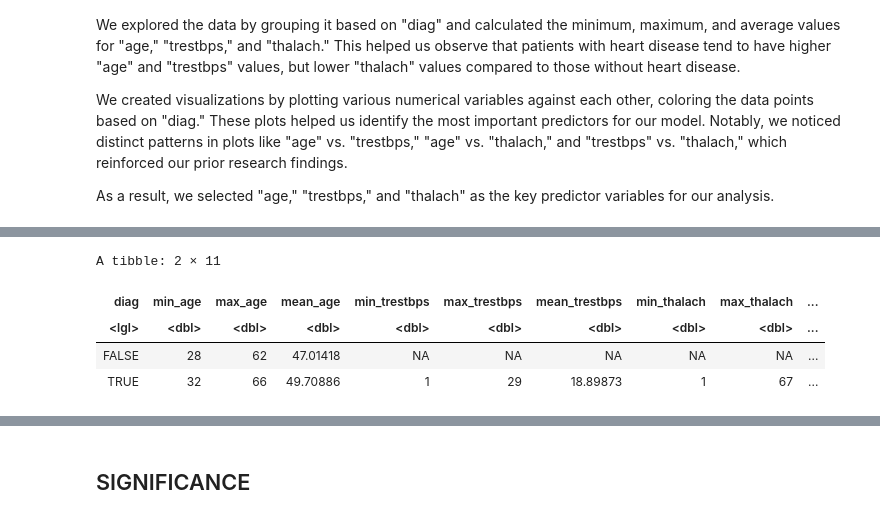
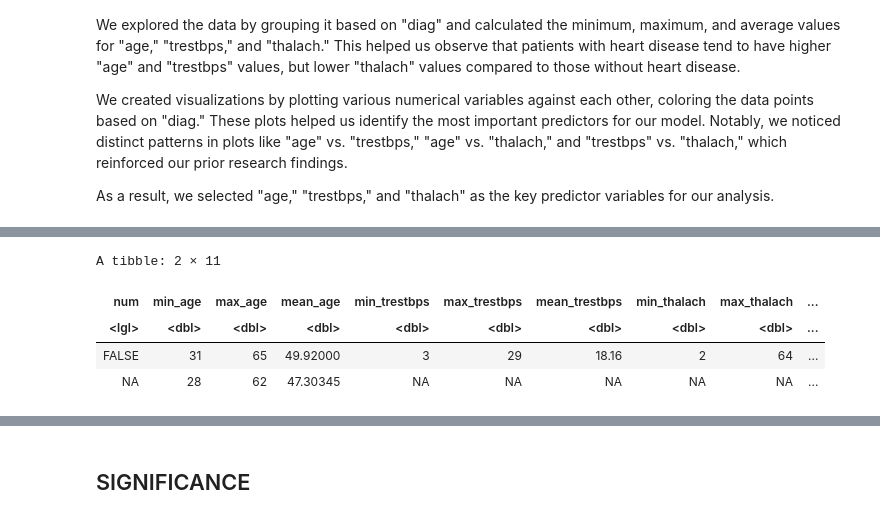
Before and after one commit to Aryan-SeongJae/Data-Science-Project---DSCI-100-HEART-DATABASE-Hungary, a Jupyter notebook: Group Project Proposal.ipynb, the cells around one changed output, grey strips where cells are left out. Cells and saved outputs as stored; diff of their text form; code cells hidden in the pictures.

```diff
--- a/Group Project Proposal.ipynb
+++ b/Group Project Proposal.ipynb
@@ -61,7 +79,8 @@ heart_data[heart_data == "?"] <- NA
 
 heart_clean <- heart_data |>
   mutate(
-    diag = ifelse(is.na(num), NA, (num > 0)),
+num = as.factor(as.integer(num)),
+   num = c(no = "0", yes = "1"),
     trestbps = as.factor(as.integer(trestbps)),
     chol = as.factor(as.integer(chol)),
     fbs = as.factor(as.integer(fbs)),
@@ -76,9 +95,6 @@ heart_clean <- heart_data |>
 heart_split <- initial_split(heart_clean, prop = 0.75, strata = num)
 heart_training <- training(heart_split)
 heart_testing <- testing(heart_split)
-
-# Display the first few rows of the training data
-head(heart_training)
 # %% [output]
 Rows: 294 Columns: 14
 ── Column specification ────────────────────────────────────────────────────────
@@ -100,27 +111,27 @@ A tibble: 6 × 15
 # %%
 #creating the summary
 
 heart_summary <- heart_training |>
-  group_by(diag) |>
+  group_by(num) |>
   summarize(
     min_age = min(age),
     max_age = max(age),
     mean_age = mean(age),
     min_trestbps = min(as.numeric(trestbps)),
     max_trestbps = max(as.numeric(trestbps)),
     mean_trestbps = mean(as.numeric(trestbps)),
     min_thalach = min(as.numeric(thalach)),
     max_thalach = max(as.numeric(thalach)),
     mean_thalach = mean(as.numeric(thalach)),
     n_of_patients = n()
   )
 
 heart_summary
 # %% [output]
 A tibble: 2 × 11
-| diag | min_age | max_age | mean_age | min_trestbps | max_trestbps | mean_trestbps | min_thalach | max_thalach | ... |
+| num | min_age | max_age | mean_age | min_trestbps | max_trestbps | mean_trestbps | min_thalach | max_thalach | ... |
 | <lgl> | <dbl> | <dbl> | <dbl> | <dbl> | <dbl> | <dbl> | <dbl> | <dbl> | ... |
-| FALSE | 28 | 62 | 47.01418 | NA | NA | NA | NA | NA | ... |
-| TRUE | 32 | 66 | 49.70886 | 1 | 29 | 18.89873 | 1 | 67 | ... |
+| FALSE | 31 | 65 | 49.92000 | 3 | 29 | 18.16 | 2 | 64 | ... |
+| NA | 28 | 62 | 47.30345 | NA | NA | NA | NA | NA | ... |
 # %%
 #plotting the training data
```
Also changed, not shown: parts of 4 cells of this notebook.
